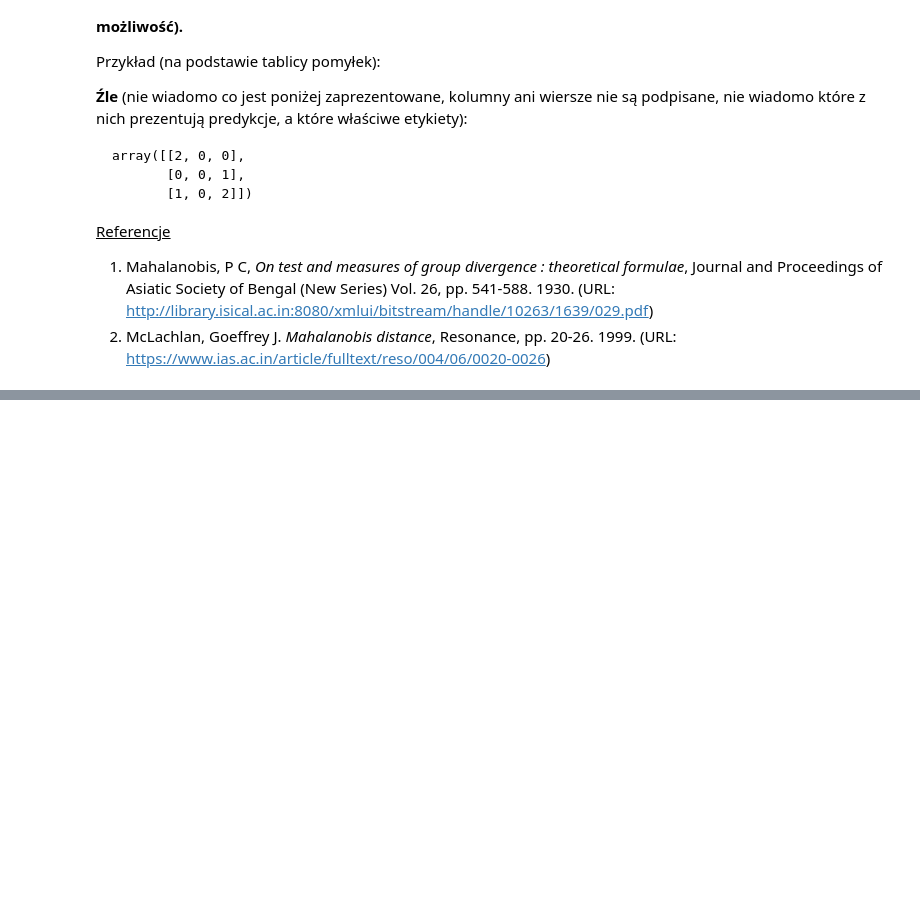
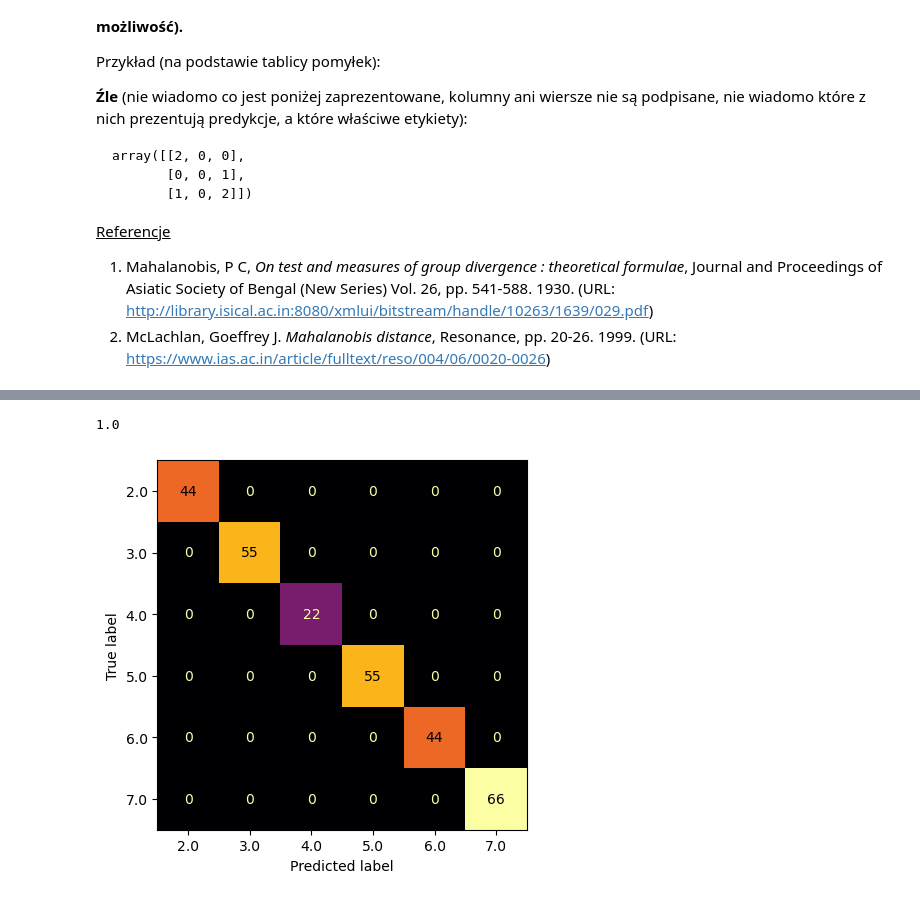
Before and after one commit to 249854KB/Statystyczne-metody-przetwarzania-danych, a Jupyter notebook: Lab4/Lab04.ipynb, the cells around one changed output, grey strips where cells are left out. Drawn from its saved outputs; the diff is of its cells as text; code cells hidden in the pictures; blank space fills up the shorter version.

```diff
--- a/Lab4/Lab04.ipynb
+++ b/Lab4/Lab04.ipynb
@@ -107,0 +212,41 @@ def kowariancja(n, X):
+# %%
+x_list = []
+for index in clas_list:
+    class_list = list(filter(lambda data: data[0] == index, train_new))
+    class_list_cleared = []
+    for element in class_list:
+        class_list_cleared.append(element[2:])
+    x_list.append(calc_X(class_list_cleared, class_mean_list[index - 2][2:]))
+# %%
+c_list = []
+for element in x_list:
+    element = np.array(element)
+    c_list.append(np.array(np.dot(element, element.transpose()) / (len(train_new) - 1)))
+# %%
+def nmm(class_mean, to_test, cov):
+    min = 0
+    predicted = None
+    for en_index, training_element in enumerate(class_mean):
+
+        dif = to_test[2:] - training_element[2:]
+        dif = np.array(dif)
+        inverse = np.array(np.linalg.inv(cov[en_index]))
+
+        value = (dif.transpose() @ inverse @ dif) ** 0.5
+        if min == 0 or min > value:
+            min = value
+            predicted = to_test
+    return predicted[0]
+# %%
+from sklearn.metrics import accuracy_score
+
+predict_list = []
+for to_test in test_new:
+    predict_list.append(nmm(class_mean_list, to_test, c_list))
+print(accuracy_score(true_list, predict_list))
+# %% [output]
+1.0
+# %%
+disp = ConfusionMatrixDisplay.from_predictions(true_list, predict_list, colorbar=False, cmap='inferno')
+# %% [output]
+[figure, added]
```
Also changed, not shown: parts of 11 cells of this notebook, 4 other files.
